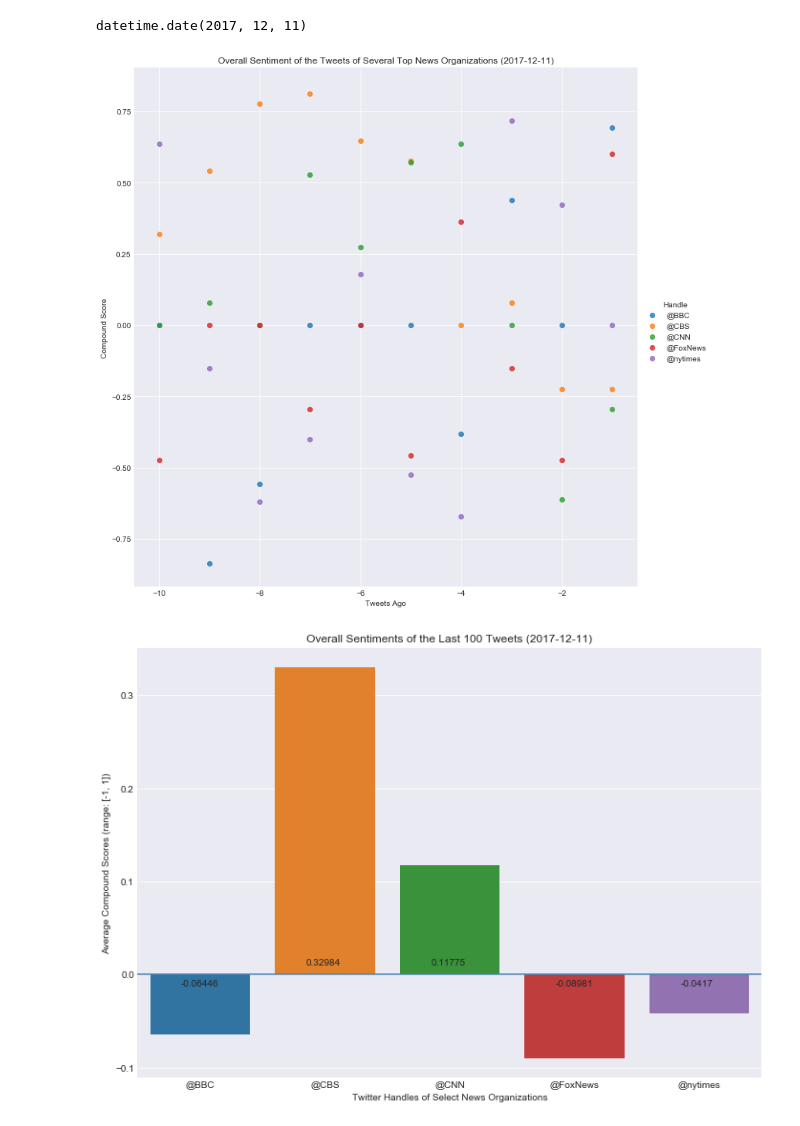
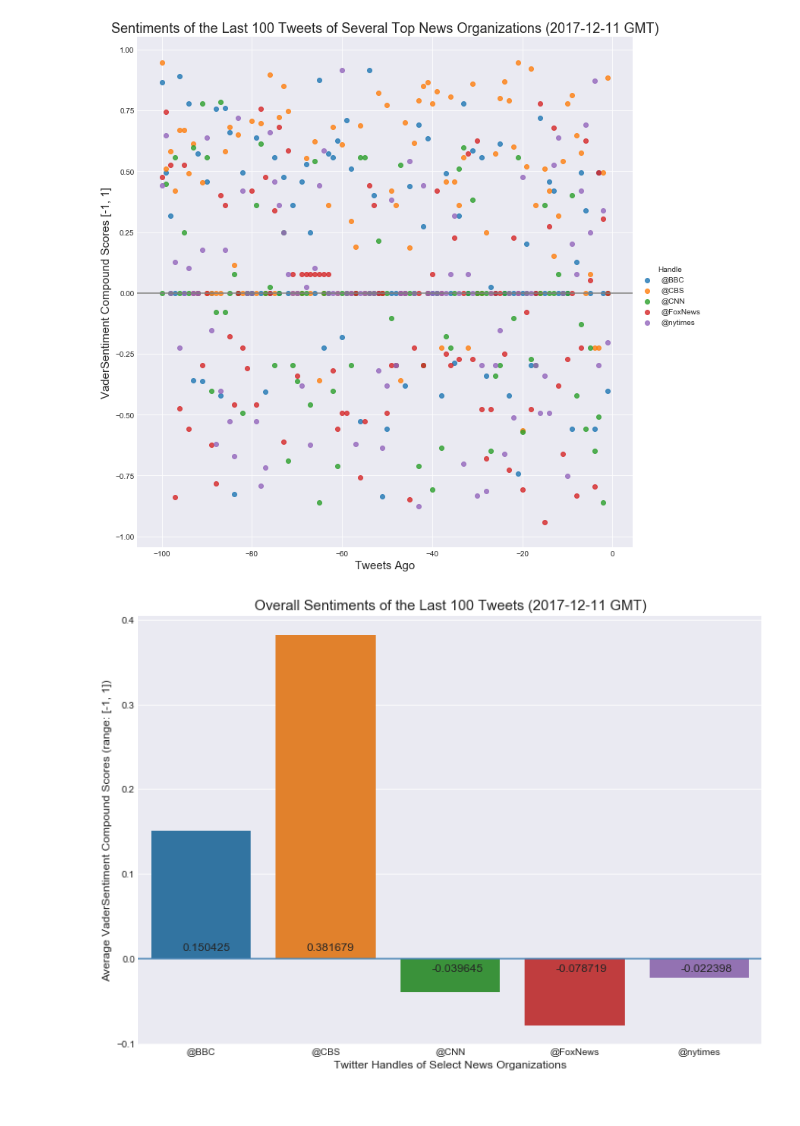
Before and after one commit to Kevinxy00/Python_Twitter_Sentiments, a Jupyter notebook: main-News_Mood.ipynb, the cells around one changed output. Cells and saved outputs as stored; diff of their text form; code cells hidden in the pictures.

```diff
--- a/main-News_Mood.ipynb
+++ b/main-News_Mood.ipynb
@@ -39,6 +39,7 @@ newsMood_df = pd.DataFrame(columns = ['Handle', 'Compound Score', 'Positivity Sc
                                       'Neutrality Score', 'Negativity Score'])
 
 #loop through target users and get 100 most recent tweets from each
+    #note: rate limit seems to be 900 requests every 15 mins
 for user in target:
     user_ls = []
     compound_ls = []
@@ -49,8 +50,8 @@ for user in target:
     tweetsAgo_ls = [] # ranking of the latest tweet ( == the latest, 100 == 100th tweet in the past)
     counter = 0
 
-    #test using 10 tweets first
-    publicTweets = api.user_timeline(user, count=10, result_type="recent")
+    #test using 5 tweets first
+    publicTweets = api.user_timeline(user, count=100, result_type="recent")
         #Should be sorted by latest tweets
 
     # loop through each tweet for a user
@@ -89,6 +90,6 @@ for user in target:
     newsMood_df = newsMood_df.append(df)
 
 
-df
+df.head(20)
 # %% [output]
 |  | Handle | Timestamp | Compound Score | Positivity Score | Neutrality Score | Negativity Score | Tweets Ago |
@@ -105,14 +112,11 @@ df
 # %%
 #data massage newsMood_df
 
-#add date
+#converts 'Timestamp' from string into datetime object
 newsMood_df['Timestamp'] = pd.to_datetime(newsMood_df['Timestamp'])
-newsMood_df['Date'] = [d.date() for d in newsMood_df['Timestamp']]
 
-
-#newsMood_df.head()
+# save newsMood_df to csv file in same folder
+newsMood_df.to_csv('newsMood_dataframe.csv')
-# %% [output]
-datetime.date(2017, 12, 11)
 # %%
 # *** Scatterplot of tweets and compound scores ***
 sns.set_style('darkgrid')
@@ -122,40 +126,53 @@ sns.lmplot('Tweets Ago', 'Compound Score', data=newsMood_df, hue='Handle', size=
     # get date for use in title
 latestTime = pd.Timestamp.now() #gets current time in current timezone
 latestDate = latestTime.date() #gets the date from the current time
-plt.title('Overall Sentiment of the Tweets of Several Top News Organizations' + ' (' +\
-          str(latestDate) + ')')
+plt.title('Sentiments of the Last 100 Tweets of Several Top News Organizations' + ' (' +\
+          str(latestDate) + ' GMT)', fontsize=18)
+# draw line at y=0
+plt.axhline(0, color='grey')
+
+#set fontsize
+plt.xlabel('Tweets Ago', fontsize=15)
+plt.ylabel('VaderSentiment Compound Scores [-1, 1]', fontsize=15)
+
+#save as png file
+fig.savefig('Sentiments_100Tweets_News_Orgs.png')
 
 plt.show()
 # %% [output]
-[figure, old version]
+[figure, new version]
 # %%
 # *** Bar plot visualizing the _overall_ sentiments of the last 100 tweets from each organization. ***
 
 #group by twitter handles and the average values of each column
 MoodAvgs_group = newsMood_df.groupby('Handle').mean()
 
 #set fig size
 fig, ax = plt.subplots()
     # the size of A4 paper
 fig.set_size_inches(11.7, 8.27)
 
 # Seaborn barplot
 sns.barplot(x=MoodAvgs_group.index , y='Compound Score' , data=MoodAvgs_group)
 
 #add annotations for each graph
 for p in ax.patches: # loops through each bar or "patch" I think
     if p.get_height() > 0:
-        ax.annotate(str(p.get_height()), (p.get_x() + .25, 0.01))
+        ax.annotate(str(p.get_height()), (p.get_x() + .25, 0.01), size=12)
     else:
-        ax.annotate(str(p.get_height()), (p.get_x() + .25, -0.012))
+        ax.annotate(str(p.get_height()), (p.get_x() + .25, -0.015), size=12)
 
 # draw line at y=0
 plt.axhline(0, color='steelblue')
 
 # Create labels
-plt.title('Overall Sentiments of the Last 100 Tweets' + ' (' + str(latestDate) + ')')
-plt.xlabel('Twitter Handles of Select News Organizations')
-plt.ylabel('Average Compound Scores (range: [-1, 1])')
+plt.title('Overall Sentiments of the Last 100 Tweets' + ' (' + str(latestDate) + ' GMT)', fontsize = 15)
+plt.xlabel('Twitter Handles of Select News Organizations', fontsize=12)
+plt.ylabel('Average VaderSentiment Compound Scores (range: [-1, 1])', fontsize=12)
+
+#save as png file
+fig.savefig('Sentiments_OverallTweets_News_Orgs.png')
+
 plt.show()
 # %% [output]
-[figure, old version]
+[figure, new version]
```
Also changed, not shown: parts of 3 cells of this notebook, 10 other files.
